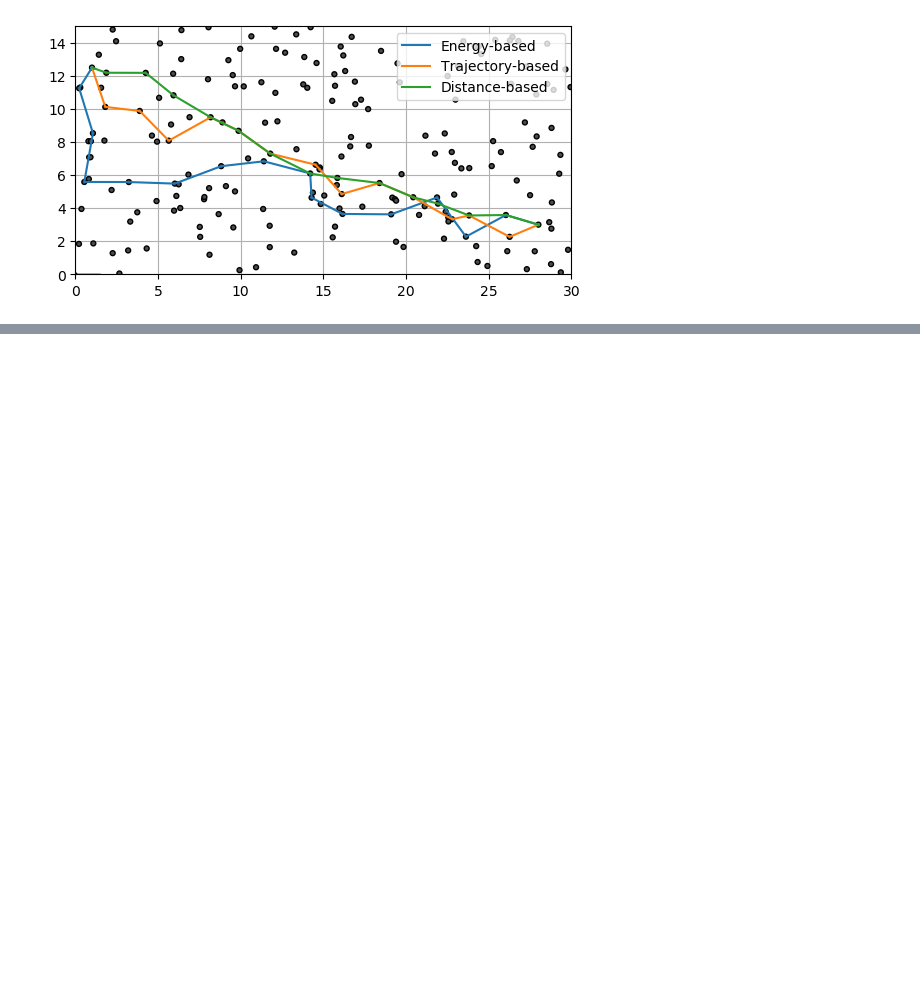
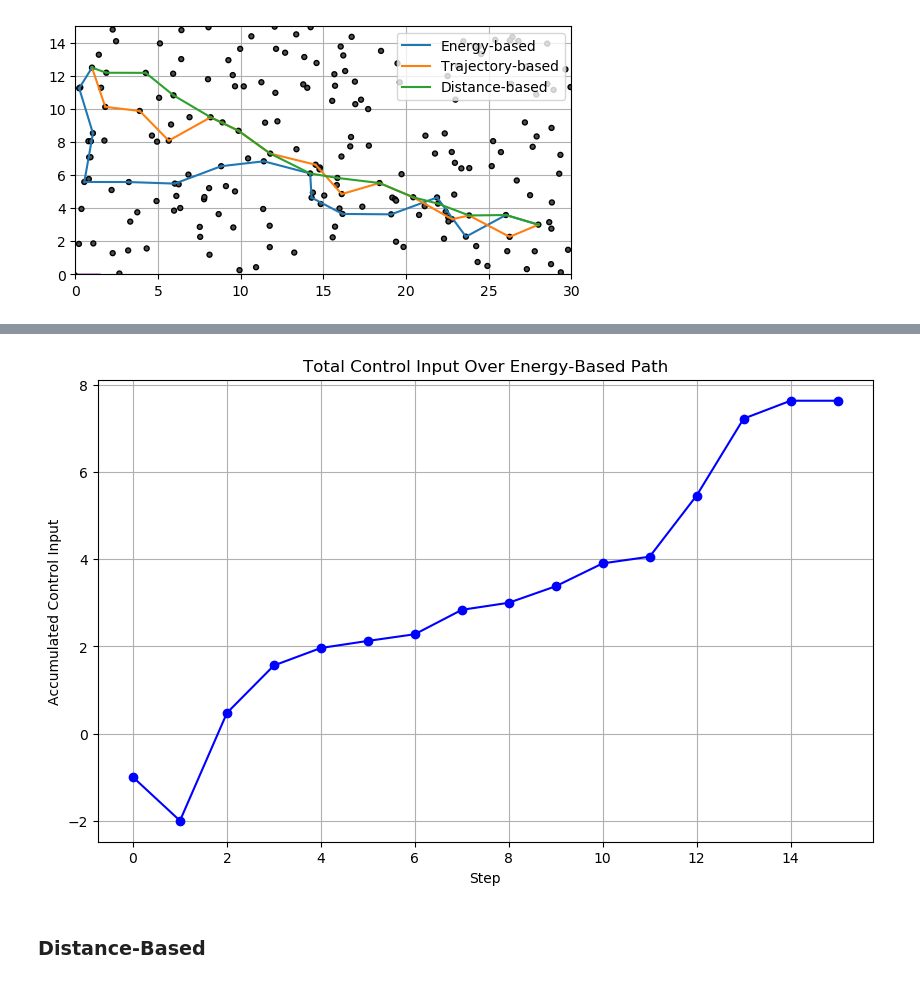
Before and after one commit to ndobrad/meam5170-finalproject, a Jupyter notebook: collect_report_data.ipynb, the cells around one changed output, grey strips where cells are left out. Cells and saved outputs as stored; diff of their text form; code cells hidden in the pictures; blank space fills up the shorter version.

```diff
--- a/collect_report_data.ipynb
+++ b/collect_report_data.ipynb
@@ -171,0 +277,12 @@ for i, curr_hold in enumerate(simulation.current_hold):
+# %%
+# Collect the stats for each step of the energy-based plan, after simulation
+energy_stats = []
+for i, curr_hold in enumerate(simulation.current_hold):
+    row = {
+        "Step": i,
+        "Hold": curr_hold,
+        "Calc": simulation.total_segment_input[i]
+    }
+    energy_stats.append(row)
+energy_stats = pd.DataFrame(energy_stats)
+print(energy_stats)
@@ -171,0 +307,13 @@ for i, curr_hold in enumerate(simulation.current_hold):
+# %%
+# Plot accumulated control over energy-based path
+plt.figure(figsize=(10, 6))
+plt.plot(np.array(energy_stats["Step"]),np.array( energy_stats["Calc"]).cumsum(), marker='o', color='blue')
+plt.xlabel("Step")
+plt.ylabel("Accumulated Control Input")
+plt.title("Total Control Input Over Energy-Based Path")
+plt.grid(True)
+plt.show()
+# %% [output]
+[figure, added]
+# %% [markdown]
+### Distance-Based
```
Also changed, not shown: parts of 17 cells of this notebook.
